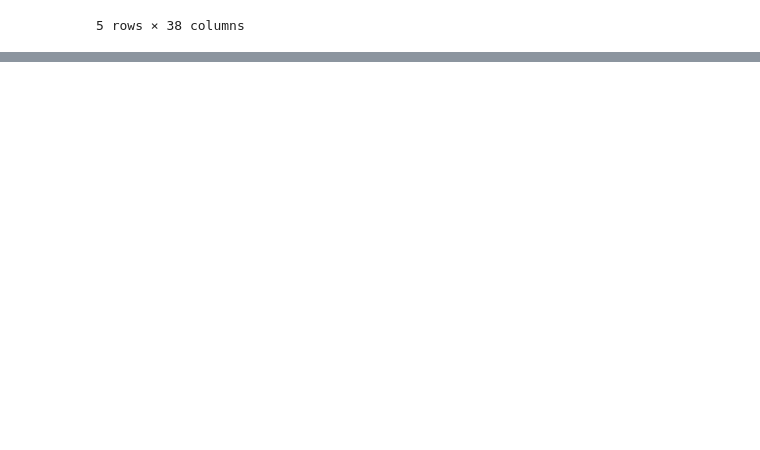
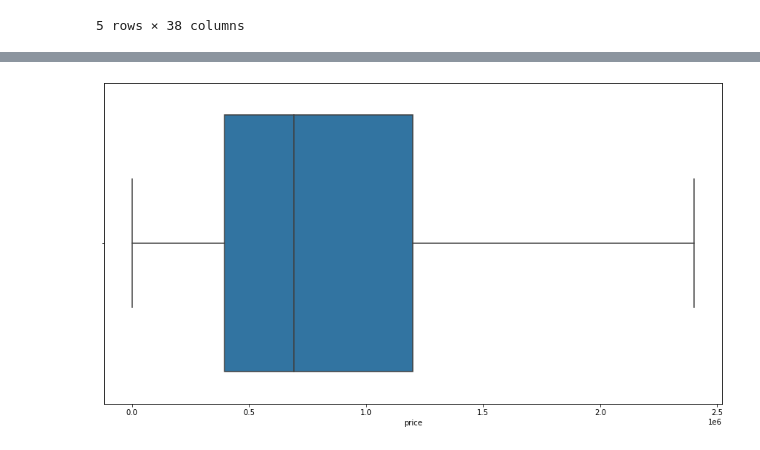
Before and after one commit to erin-vu/real_estate, a Jupyter notebook: Real Estate Analysis.ipynb, the cells around one changed output, grey strips where cells are left out. Cells and saved outputs as stored; diff of their text form; code cells hidden in the pictures; blank space fills up the shorter version.

```diff
--- a/Real Estate Analysis.ipynb
+++ b/Real Estate Analysis.ipynb
@@ -94,0 +136,6 @@ ax.hist(df['price'])
+# %%
+#Boxplot without outliers
+fig, ax = plt.subplots(figsize=(15, 8))
+sns.boxplot(x=df['price'], showfliers=False);
+# %% [output]
+[figure, added]
```
Also changed, not shown: parts of 19 cells of this notebook.
